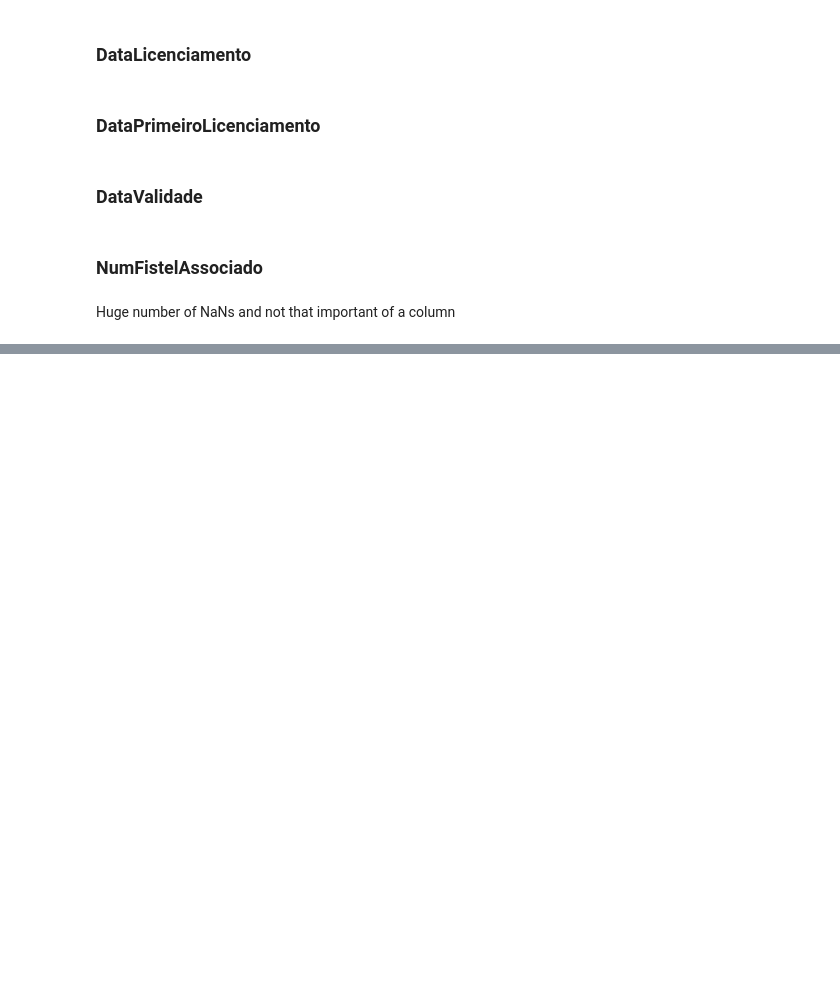
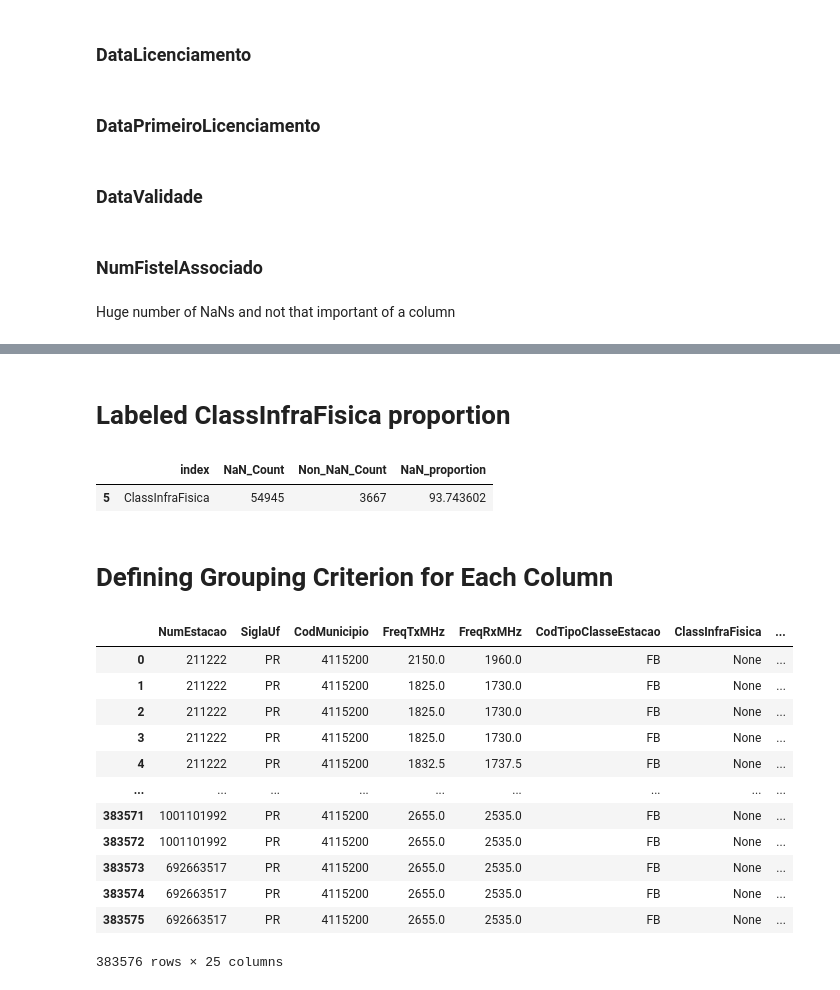
Before and after one commit to AlexFidalgo/TelecomSiteTypeClassifier, a Jupyter notebook: notebooks/explore_data.ipynb, the cells around one changed output, grey strips where cells are left out. Saved outputs shown, nothing was run; the diff lists cells and outputs as text; code cells hidden in the pictures; blank space fills up the shorter version.

Commit message:
starts Defining Grouping Criterion for Each Column

```diff
--- a/notebooks/explore_data.ipynb
+++ b/notebooks/explore_data.ipynb
@@ -6,6 +6,14 @@ import polars as pl
 from utils import *
 import pandas as pd
 from datetime import datetime
+# %%
+def get_cleaned_df(state):
+    csv_files_dir = '../data/cleaned_csv_files'
+    file = f'{state}.csv'
+    file_path = os.path.join(csv_files_dir, file)
+    df = read_csv_pl(file_path, separator = ',')
+    df = df.to_pandas()
+    return df
 # %% [markdown]
 Let's read the data corresponding to a single state ('AC' in this case) to explore it.
 # %%
@@ -307,0 +308,2 @@ df = df.to_pandas()
+# %% [markdown]
+# Labeled ClassInfraFisica proportion
@@ -309,0 +316,26 @@ dfg = df.groupby('NumEstacao').agg(lambda x: set_aggregation(x))
+# %%
+x = dfg.isna().sum().reset_index(name='NaN_Count').merge(dfg.count().reset_index(name='Non_NaN_Count'), how='outer')
+x['NaN_proportion'] = 100*x['NaN_Count']/(x['NaN_Count'] + x['Non_NaN_Count'])
+x[x['index']=='ClassInfraFisica']
+# %% [output]
+|  | index | NaN_Count | Non_NaN_Count | NaN_proportion |
+| 5 | ClassInfraFisica | 54945 | 3667 | 93.743602 |
+# %% [markdown]
+# Defining Grouping Criterion for Each Column
+# %%
+df = get_cleaned_df('PR')
+df
+# %% [output]
+|  | NumEstacao | SiglaUf | CodMunicipio | FreqTxMHz | FreqRxMHz | CodTipoClasseEstacao | ClassInfraFisica | ... |
+| 0 | 211222 | PR | 4115200 | 2150.0 | 1960.0 | FB | None | ... |
+| 1 | 211222 | PR | 4115200 | 1825.0 | 1730.0 | FB | None | ... |
+| 2 | 211222 | PR | 4115200 | 1825.0 | 1730.0 | FB | None | ... |
+| 3 | 211222 | PR | 4115200 | 1825.0 | 1730.0 | FB | None | ... |
+| 4 | 211222 | PR | 4115200 | 1832.5 | 1737.5 | FB | None | ... |
+| ... | ... | ... | ... | ... | ... | ... | ... | ... |
+| 383571 | 1001101992 | PR | 4115200 | 2655.0 | 2535.0 | FB | None | ... |
+| 383572 | 1001101992 | PR | 4115200 | 2655.0 | 2535.0 | FB | None | ... |
+| 383573 | 692663517 | PR | 4115200 | 2655.0 | 2535.0 | FB | None | ... |
+| 383574 | 692663517 | PR | 4115200 | 2655.0 | 2535.0 | FB | None | ... |
+| 383575 | 692663517 | PR | 4115200 | 2655.0 | 2535.0 | FB | None | ... |
+383576 rows × 25 columns
```
Also changed, not shown: parts of 4 cells of this notebook, 1 other file.
